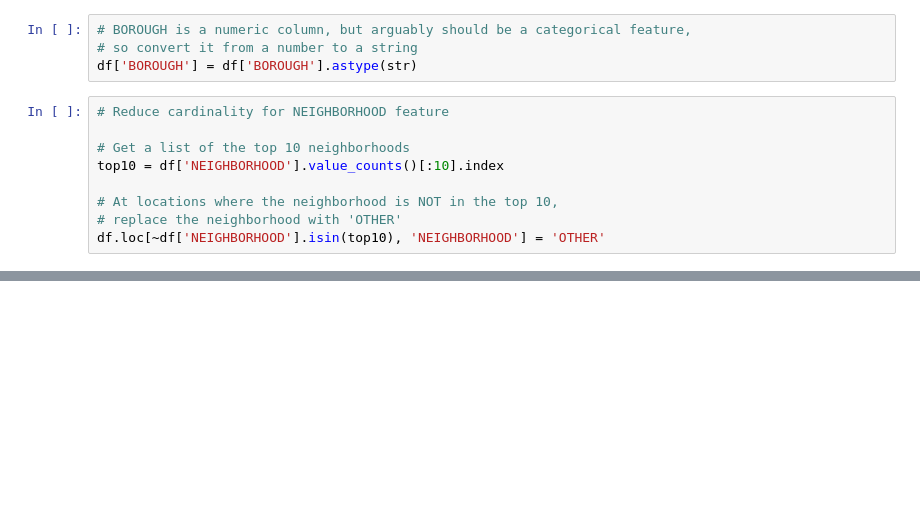
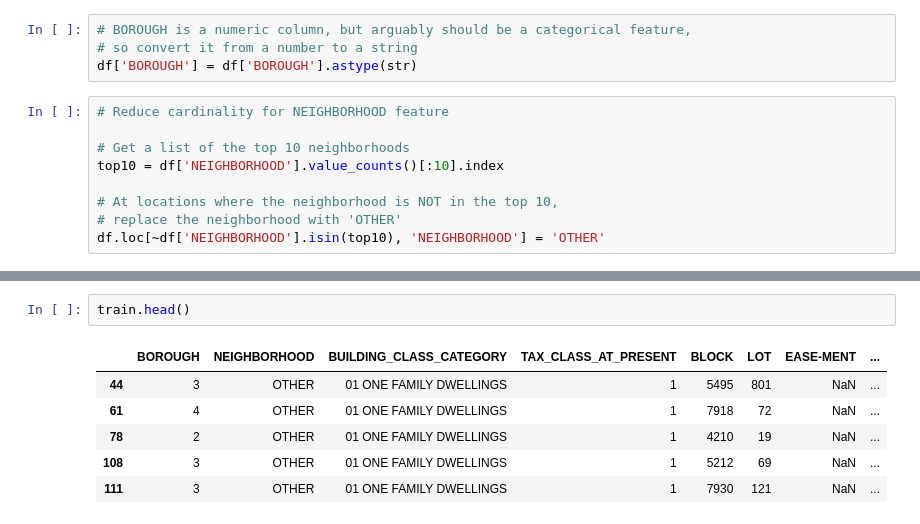
Before and after one commit to bloominstituteoftechnology/DS-Unit-2-Linear-Models, a Jupyter notebook: module3-ridge-regression/LS_DS_213_assignment.ipynb, the cells around one changed output, grey strips where cells are left out. Drawn from its saved outputs; the diff is of its cells as text; blank space fills up the shorter version.

```diff
--- a/module3-ridge-regression/LS_DS_213_assignment.ipynb
+++ b/module3-ridge-regression/LS_DS_213_assignment.ipynb
@@ -91,0 +141,9 @@ df.loc[~df['NEIGHBORHOOD'].isin(top10), 'NEIGHBORHOOD'] = 'OTHER'
+# %%
+train.head()
+# %% [output]
+|  | BOROUGH | NEIGHBORHOOD | BUILDING_CLASS_CATEGORY | TAX_CLASS_AT_PRESENT | BLOCK | LOT | EASE-MENT | ... |
+| 44 | 3 | OTHER | 01 ONE FAMILY DWELLINGS | 1 | 5495 | 801 | NaN | ... |
+| 61 | 4 | OTHER | 01 ONE FAMILY DWELLINGS | 1 | 7918 | 72 | NaN | ... |
+| 78 | 2 | OTHER | 01 ONE FAMILY DWELLINGS | 1 | 4210 | 19 | NaN | ... |
+| 108 | 3 | OTHER | 01 ONE FAMILY DWELLINGS | 1 | 5212 | 69 | NaN | ... |
+| 111 | 3 | OTHER | 01 ONE FAMILY DWELLINGS | 1 | 7930 | 121 | NaN | ... |
```
Also changed, not shown: parts of 14 cells of this notebook.
